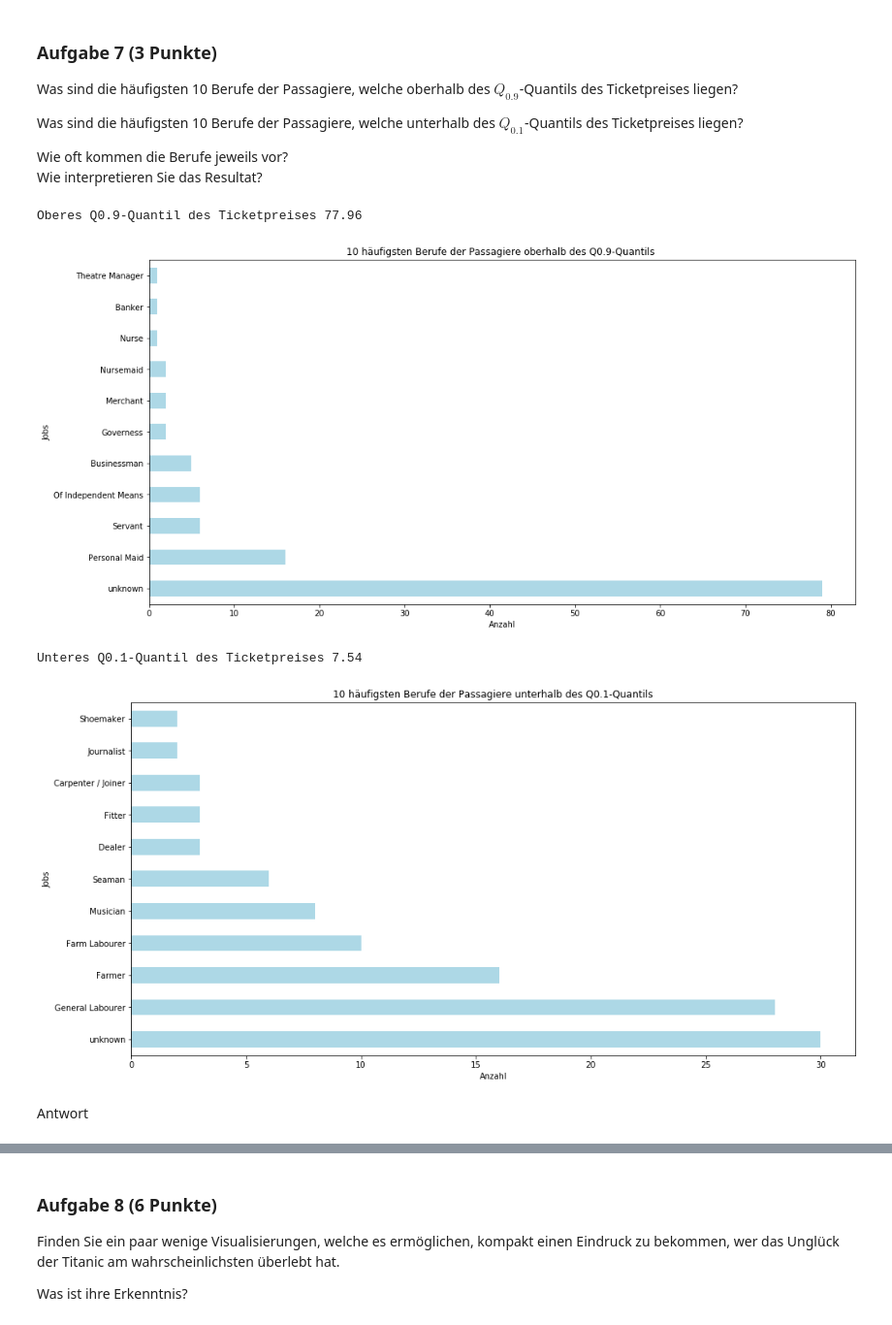
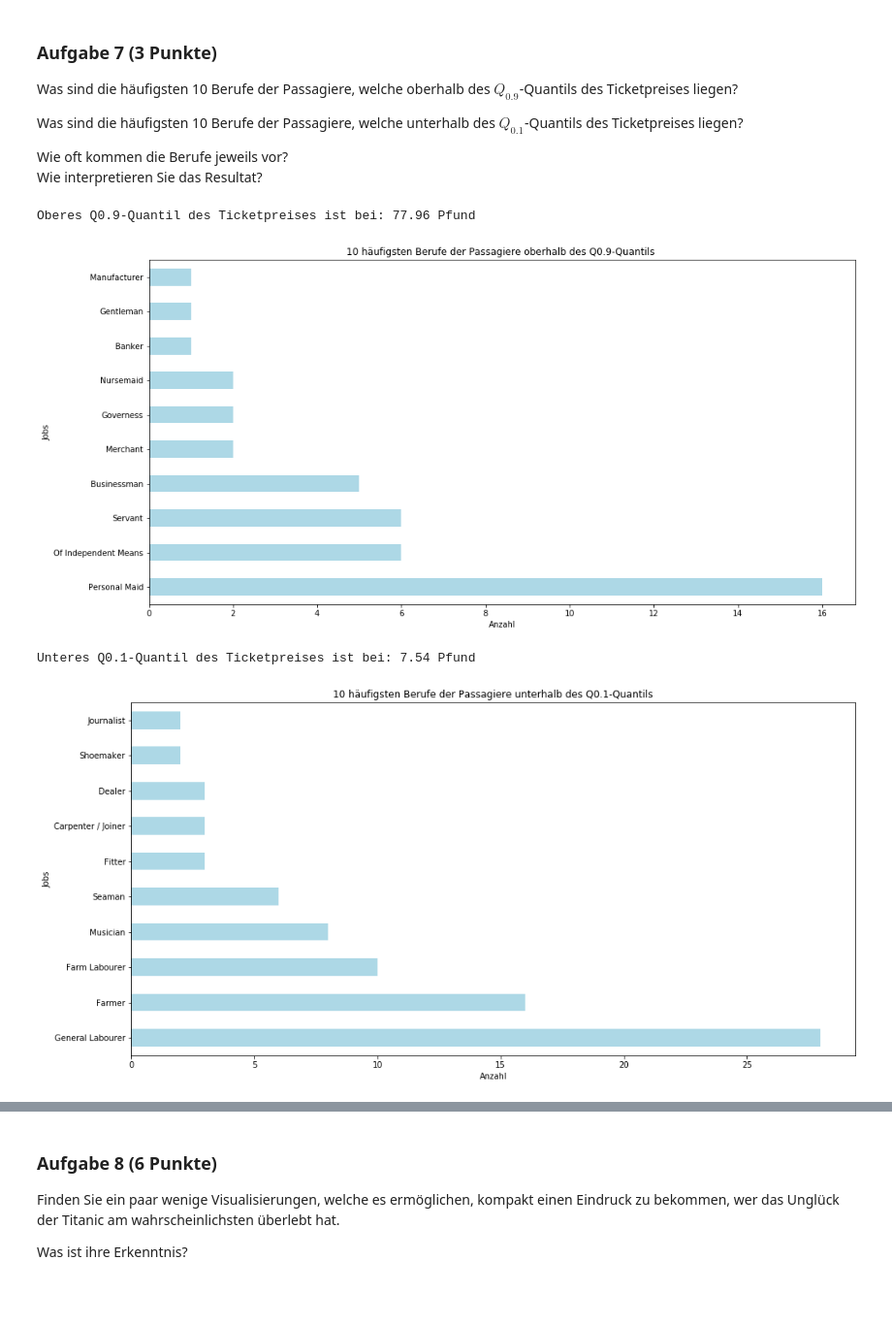
Before and after one commit to JuliaLauraMueller/dsp_hs2019, a Jupyter notebook: assignments/assignment11/exercise11.ipynb, the cells around one changed output, grey strips where cells are left out. Shown at 97% size. Cells and saved outputs as stored; diff of their text form; code cells hidden in the pictures; blank space fills up the shorter version.

```diff
--- a/assignments/assignment11/exercise11.ipynb
+++ b/assignments/assignment11/exercise11.ipynb
@@ -120,7 +121,7 @@ def cleanDataFrame(df_1, df_2):
     result_df['ticketprice'] = result_df['pound'].astype('float64') + result_df['shilling'].astype('float64') / 20 + result_df['pence'].astype('float64') / 240
 
     #clean Age column with years (m=months)
-    result_Age = result_df.loc[result_df['age'].str.contains('m') == True, ['age']] = round((1/12) * result_df['age'].str.split('m').str[0].astype('float64'), 3)
+    result_Age = result_df.loc[result_df['age'].str.contains('m') == True, ['age']] = round((1/12) * result_df['age'].str.split('m').str[0].astype('float64'), 2)
 
     #insert new columns
     result_df.insert(1, 'sex', np.NaN)
@@ -156,13 +157,11 @@ def cleanDataFrame(df_1, df_2):
     result_df = result_df.drop(columns=['salutation', 'pound', 'shilling', 'pence'])
 
     # reindex the columns
-    result_df.reindex(columns =['name', 'sex', 'age', 'is_adult', 'job', 'class_dept', 'is_passenger', 'joined', 'boat_body', 'ticketprice', 'survived'])
+    result_df = result_df.reindex(columns =['name', 'sex', 'age', 'is_adult', 'job', 'class_dept', 'is_passenger', 'joined', 'boat_body', 'ticketprice', 'survived'])
 
-    # sort dataframe --> familyname
+    # sort dataframe (familyname)
     cleaned_result_df = result_df.sort_values(by=['name'], ascending=True)
     cleaned_result_df.to_csv('titanic.csv')
-    #print(cleaned_result_df['sex'].value_counts())
-    #print(len(cleaned_result_df))
 
 
     return cleaned_result_df
@@ -448,34 +441,35 @@ Was sind die häufigsten 10 Berufe der Passagiere, welche unterhalb des $Q_{0.1}
 Wie oft kommen die Berufe jeweils vor?
 Wie interpretieren Sie das Resultat?
 # %%
+# alle Passagiere nehmen
 passenger = titanic_df.loc[titanic_df['is_passenger'] == True]
 
 quant_10, quant_90 = np.percentile(passenger['ticketprice'], [10, 90])
-print('Oberes Q0.9-Quantil des Ticketpreises', '{:.2f}'.format(quant_90))
+print('Oberes Q0.9-Quantil des Ticketpreises ist bei:', '{:.2f}'.format(quant_90), 'Pfund')
+
+passenger = passenger[passenger.job != 'unknown']
 
 titanic_df_quant_90 = passenger.loc[passenger['ticketprice'] > quant_90]
 titanic_df_quant_10 = passenger.loc[passenger['ticketprice'] < quant_10]
 
 fig, ax = plt.subplots(figsize=(16,8))
-titanic_df_quant_90['job'].value_counts()[:11].plot(kind='barh', color='lightblue')
+titanic_df_quant_90['job'].value_counts()[:10].plot(kind='barh', color='lightblue')
 plt.title('10 häufigsten Berufe der Passagiere oberhalb des Q0.9-Quantils ')
 plt.xlabel('Anzahl')
 plt.ylabel('Jobs')
 plt.show()
 # %% [output]
-Oberes Q0.9-Quantil des Ticketpreises 77.96
+Oberes Q0.9-Quantil des Ticketpreises ist bei: 77.96 Pfund
-[figure, old version]
+[figure, new version]
 # %%
-print('Unteres Q0.1-Quantil des Ticketpreises', '{:.2f}'.format(quant_10))
+print('Unteres Q0.1-Quantil des Ticketpreises ist bei:', '{:.2f}'.format(quant_10), 'Pfund')
 
 fig, ax = plt.subplots(figsize=(16,8))
-titanic_df_quant_10['job'].value_counts()[:11].plot(kind='barh', color='lightblue')
+titanic_df_quant_10['job'].value_counts()[:10].plot(kind='barh', color='lightblue')
 plt.title('10 häufigsten Berufe der Passagiere unterhalb des Q0.1-Quantils')
 plt.xlabel('Anzahl')
 plt.ylabel('Jobs')
 plt.show()
 # %% [output]
-Unteres Q0.1-Quantil des Ticketpreises 7.54
+Unteres Q0.1-Quantil des Ticketpreises ist bei: 7.54 Pfund
-[figure, old version]
+[figure, new version]
-# %% [markdown]
-Antwort
```
Also changed, not shown: parts of 24 cells of this notebook, 1 other file.
